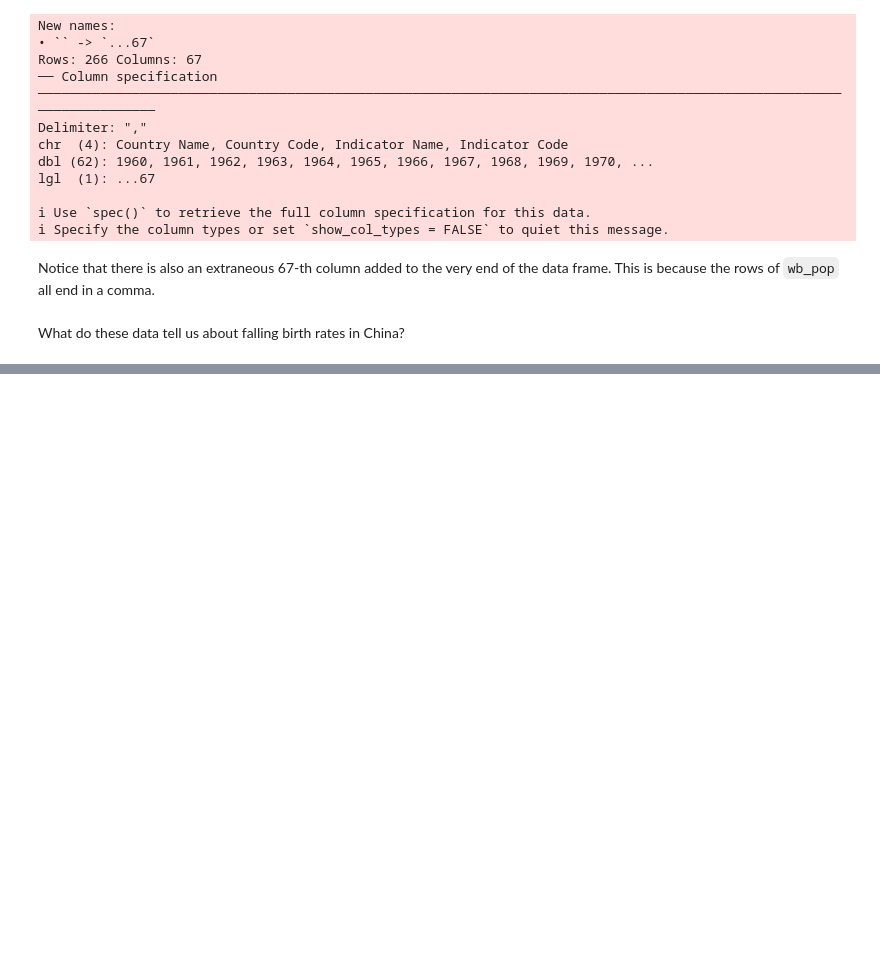
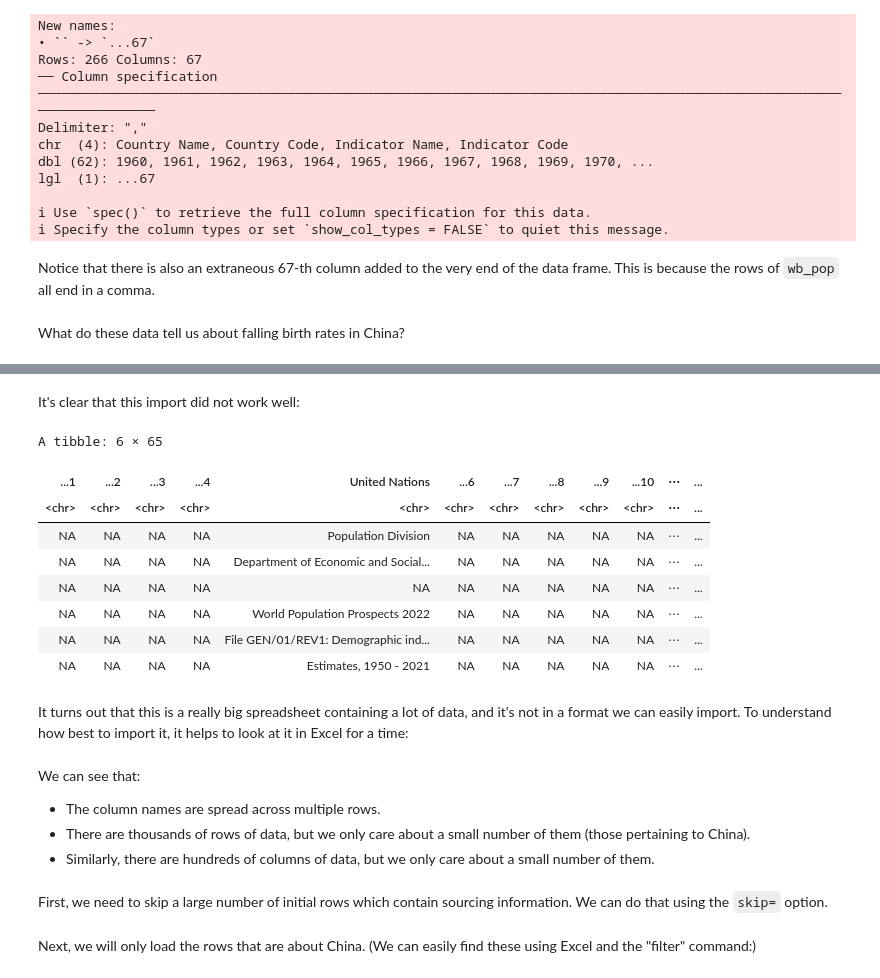
Before and after one commit to stats306/w23, a Jupyter notebook: lectures/week7/lecture10.ipynb, the cells around one changed output, grey strips where cells are left out. Saved outputs shown, nothing was run; the diff lists cells and outputs as text; code cells hidden in the pictures; blank space fills up the shorter version.

```diff
--- a/lectures/week7/lecture10.ipynb
+++ b/lectures/week7/lecture10.ipynb
@@ -494,0 +510,3 @@ Next we will continue our investigation in the population in China by turning to
+# %%
+library(readxl)
+wpp <- read_excel("WPP2022_GEN_F01_DEMOGRAPHIC_INDICATORS_COMPACT_REV1.xlsx")
@@ -494,0 +531,23 @@ Next we will continue our investigation in the population in China by turning to
+# %% [markdown]
+It's clear that this import did not work well:
+# %%
+head(wpp)
+# %% [output]
+A tibble: 6 × 65
+| ...1 | ...2 | ...3 | ...4 | United Nations | ...6 | ...7 | ...8 | ...9 | ...10 | ⋯ | ... |
+| <chr> | <chr> | <chr> | <chr> | <chr> | <chr> | <chr> | <chr> | <chr> | <chr> | ⋯ | ... |
+| NA | NA | NA | NA | Population Division | NA | NA | NA | NA | NA | ⋯ | ... |
+| NA | NA | NA | NA | Department of Economic and Social... | NA | NA | NA | NA | NA | ⋯ | ... |
+| NA | NA | NA | NA | NA | NA | NA | NA | NA | NA | ⋯ | ... |
+| NA | NA | NA | NA | World Population Prospects 2022 | NA | NA | NA | NA | NA | ⋯ | ... |
+| NA | NA | NA | NA | File GEN/01/REV1: Demographic ind... | NA | NA | NA | NA | NA | ⋯ | ... |
+| NA | NA | NA | NA | Estimates, 1950 - 2021 | NA | NA | NA | NA | NA | ⋯ | ... |
+# %% [markdown]
+It turns out that this is a really big spreadsheet containing a lot of data, and it's not in a format we can easily import. To understand how best to import it, it helps to look at it in Excel for a time:
+# %% [markdown]
+We can see that:
+- The column names are spread across multiple rows.
+- There are thousands of rows of data, but we only care about a small number of them (those pertaining to China).
+- Similarly, there are hundreds of columns of data, but we only care about a small number of them.
+# %% [markdown]
+First, we need to skip a large number of initial rows which contain sourcing information. We can do that using the `skip=` option.
@@ -494,0 +556,3 @@ Next we will continue our investigation in the population in China by turning to
+# %% [markdown]
+Next, we will only load the rows that are about China.
+(We can easily find these using Excel and the "filter" command:)
```
Also changed, not shown: parts of 18 cells of this notebook, 2 other files.
